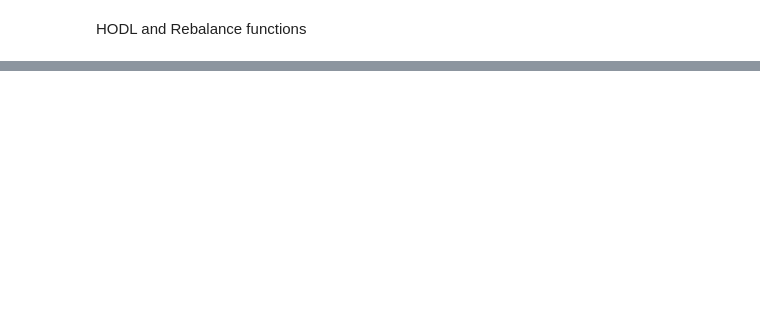
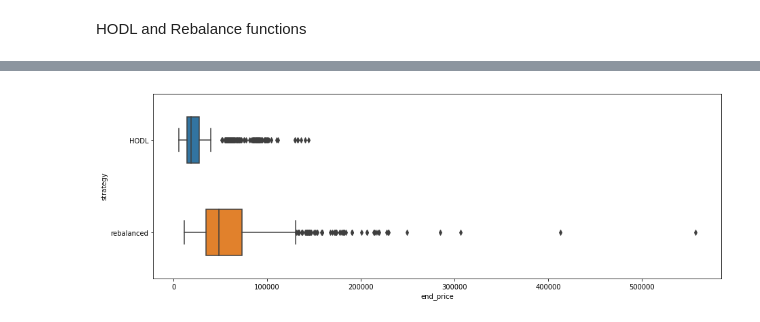
Before and after one commit to pegahcarter/Thinkful-Projects, a Jupyter notebook: Final Capstone/Analysis.ipynb, the cells around one changed output, grey strips where cells are left out. Cells and saved outputs as stored; diff of their text form; code cells hidden in the pictures; blank space fills up the shorter version.

Commit message:
Added simulations, and a neat boxplot and bar graph

```diff
--- a/Final Capstone/Analysis.ipynb
+++ b/Final Capstone/Analysis.ipynb
@@ -314,11 +282,3 @@ performance = list((end_price_rebalanced - end_price_HODL) / end_price_HODL)
-# %%
-# Dataframe to compare coin impact on outperforming HODL
-df = pd.DataFrame(columns=coins)
-df['beat market'] = performance
-df['beat market'] = df['beat market'] > 0
-df.fillna(False, inplace=True)
-
-# Fill Dataframe with coins used for each simulation
-for i in range(len(coin_lists)):
-    for coin in coin_lists[i]:
-        df.loc[i, coin] = True
+# %%
+df = pd.read_csv('data/summary.csv')
+df.head()
@@ -325 +292,13 @@ for i in range(len(coin_lists)):
+# %%
+box_df = []
+for i in range(len(df)):
+    box_df.append(['HODL', df['HODL'][i]])
+    box_df.append(['rebalanced', df['rebalanced'][i]])
+
+box_df = pd.DataFrame(box_df, columns=['strategy', 'end_price'])
+
+g1 = sns.boxplot(data=box_df, y='strategy', x='end_price', width=0.5)
+g1.figure.set_size_inches(15,5)
+# %% [output]
+[figure, added]
 # %%
```
Also changed, not shown: parts of 13 cells of this notebook, 6 other files.
